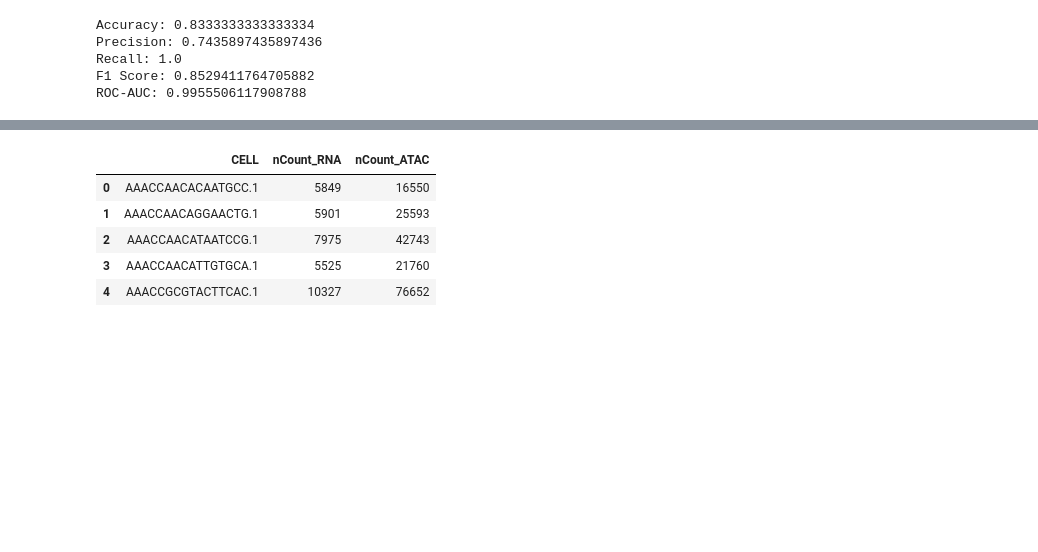
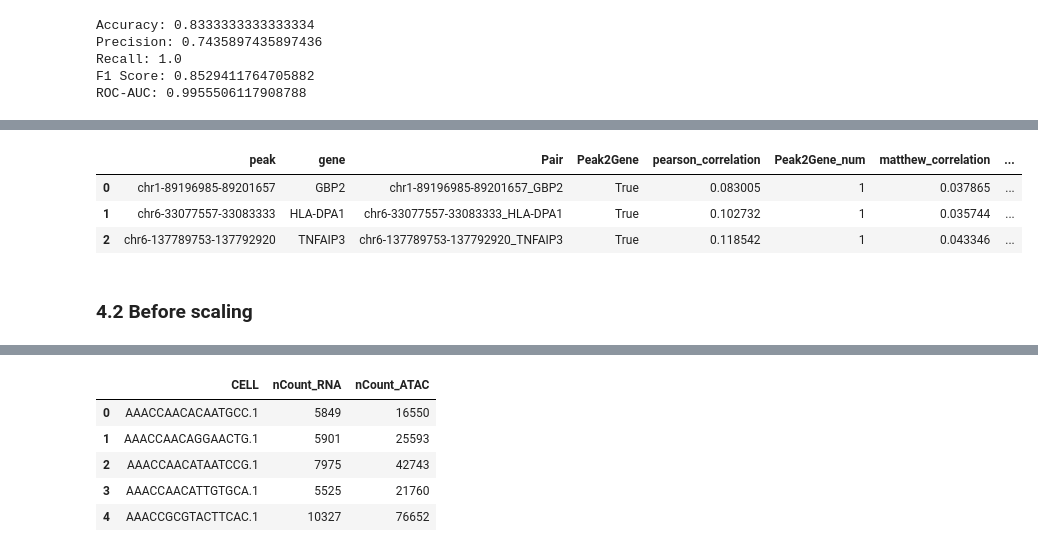
Before and after one commit to donkhoanguyen/Hackathon-Summer-2024, a Jupyter notebook: analysis.ipynb, the cells around one changed output, grey strips where cells are left out. Drawn from its saved outputs; the diff is of its cells as text; code cells hidden in the pictures; blank space fills up the shorter version.

```diff
--- a/analysis.ipynb
+++ b/analysis.ipynb
@@ -348,0 +363,4 @@ NameError: name 'stop' is not defined
+# %%
+# Add a new column 'total_expression' which is the sum of all other columns for each row
+rna['total_expression'] = rna.drop(columns=['gene']).sum(axis=1)
+rna.head()
@@ -348,0 +375,10 @@ NameError: name 'stop' is not defined
+# %%
+data = pd.merge(data, rna[['gene', 'total_expression']], on='gene', how='left')
+data.head(3)
+# %% [output]
+|  | peak | gene | Pair | Peak2Gene | pearson_correlation | Peak2Gene_num | matthew_correlation | ... |
+| 0 | chr1-89196985-89201657 | GBP2 | chr1-89196985-89201657_GBP2 | True | 0.083005 | 1 | 0.037865 | ... |
+| 1 | chr6-33077557-33083333 | HLA-DPA1 | chr6-33077557-33083333_HLA-DPA1 | True | 0.102732 | 1 | 0.035744 | ... |
+| 2 | chr6-137789753-137792920 | TNFAIP3 | chr6-137789753-137792920_TNFAIP3 | True | 0.118542 | 1 | 0.043346 | ... |
+# %% [markdown]
+### 4.2 Before scaling
```
Also changed, not shown: parts of 27 cells of this notebook, 2 other files.
